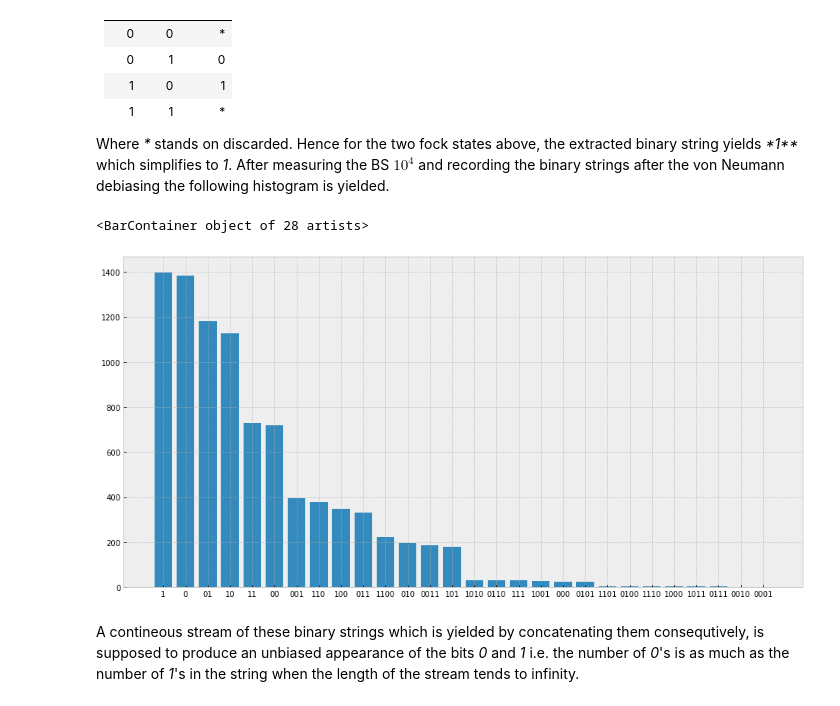
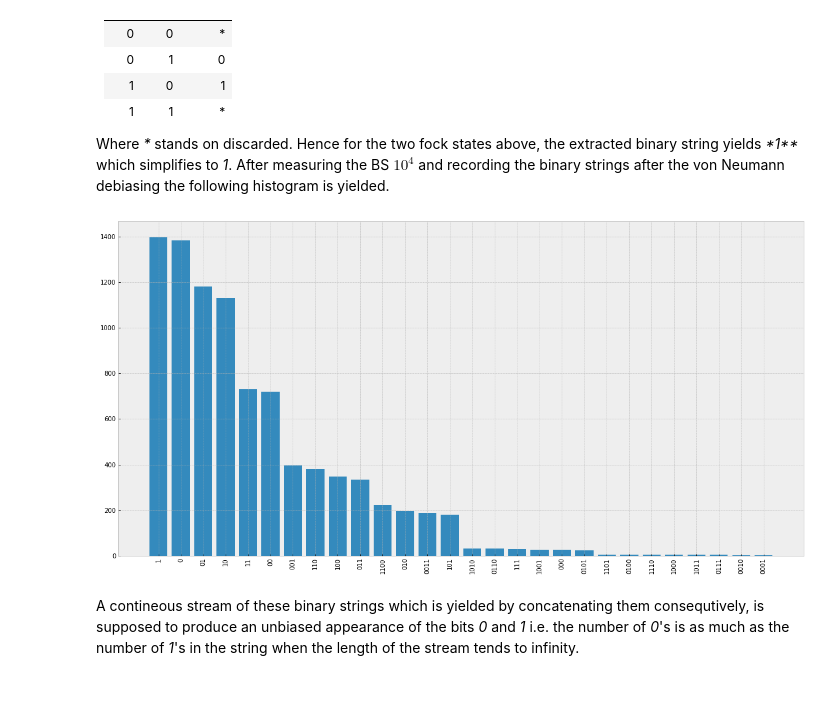
Before and after one commit to ymardoukhi/Random-number-generation-using-boson-sampling---ORCA-Computing, a Jupyter notebook: analysis.ipynb, the cells around one changed output. Drawn from its saved outputs; the diff is of its cells as text; code cells hidden in the pictures.

```diff
--- a/analysis.ipynb
+++ b/analysis.ipynb
@@ -5,10 +5,11 @@ from collections import Counter
 import matplotlib.pyplot as plt
 from matplotlib import rcParams
 from src.PostAnalysis import BinSamples
+from src.PostProcessing import HuffmanEncoding
 
 # fixing global variables
 plt.style.use("bmh")
-rcParams["figure.figsize"] = (16, 8)
+rcParams["figure.figsize"] = (20, 10)
 n, m, n_param, v, N = 4, 4, 5, 0, 10000
 data_path = "data/n{}_m{}_nparam{}_v{}".format(n, m, n_param, v)
 # %% [markdown]
@@ -49,14 +50,14 @@ Where _*_ stands on discarded. Hence for the two fock states above, the extracte
 # %%
 with open("{}/vonneumann_strs_N{}.json".format(data_path, N)) as f:
     von_neumann_strs = json.load(f)
 occurrences = Counter(von_neumann_strs)
 occurrences = [(key, val) for key, val in occurrences.items()]
 occurrences.sort(key=lambda x: x[1], reverse=True)
 occurrences = {el[0]: el[1] for el in occurrences}
 plt.bar(list(occurrences.keys()), list(occurrences.values()))
+plt.xticks(rotation=90);
 # %% [output]
-<BarContainer object of 28 artists>
-[figure, old version]
+[figure, new version]
 # %% [markdown]
 A contineous stream of these binary strings which is yielded by concatenating them consequtively, is supposed to produce an unbiased appearance of the bits _0_ and _1_ i.e. the number of _0_'s is as much as the number of _1_'s in the string when the length of the stream tends to infinity.
 # %%
```
Also changed, not shown: parts of 14 cells of this notebook.
